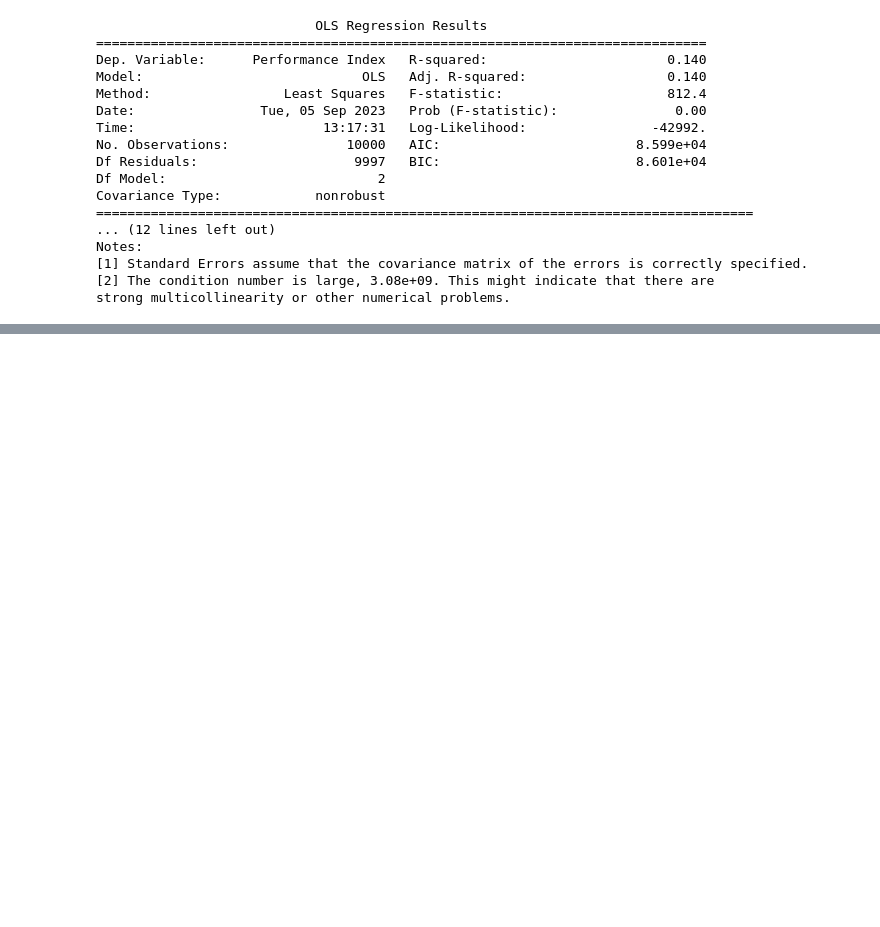
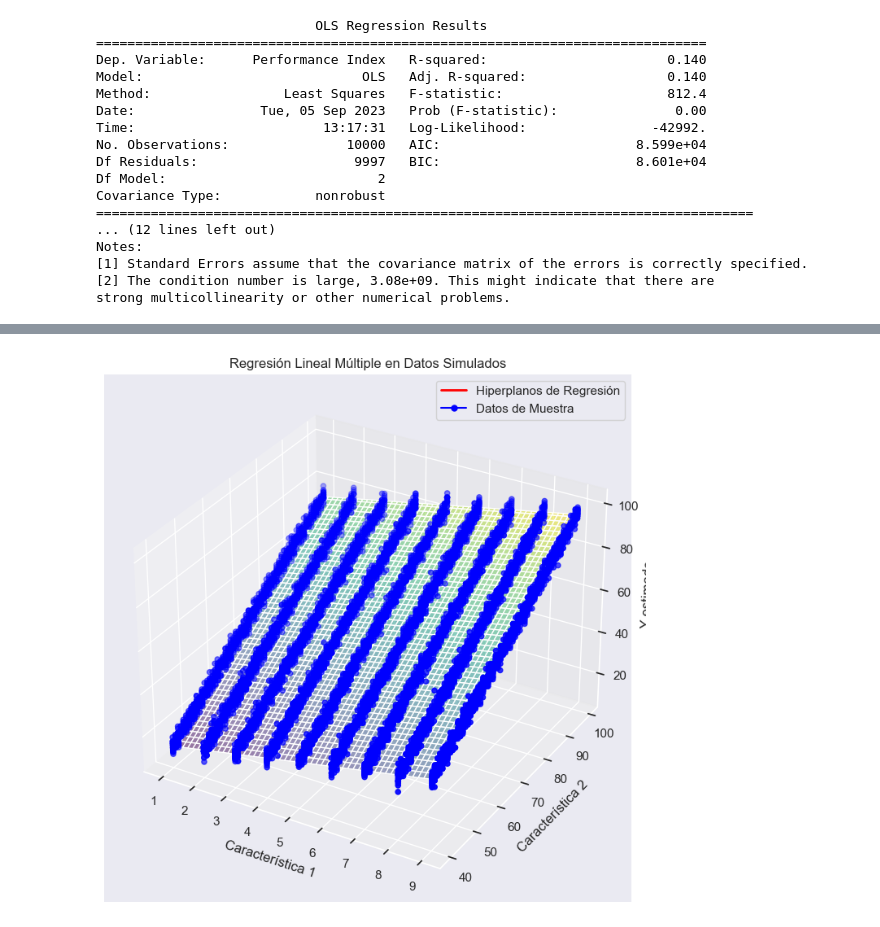
Before and after one commit to td2USA-20232/grupo1, a Jupyter notebook: test.ipynb, the cells around one changed output, grey strips where cells are left out. Saved outputs shown, nothing was run; the diff lists cells and outputs as text; code cells hidden in the pictures; blank space fills up the shorter version.

```diff
--- a/test.ipynb
+++ b/test.ipynb
@@ -1192,0 +1199,83 @@ strong multicollinearity or other numerical problems.
+# %%
+import numpy as np
+import matplotlib.pyplot as plt
+from mpl_toolkits.mplot3d import Axes3D
+import pandas as pd
+from sklearn.linear_model import LinearRegression
+
+# Ajustar un modelo de regresión lineal múltiple a los datos originales
+model = LinearRegression()
+X_multiple = df[['Hours Studied', 'Previous Scores']]  # Características
+y = df['Performance Index']  # Objetivo
+model.fit(X_multiple, y)
+coef_originales = model.coef_
+intercept_original = model.intercept_
+
+# Visualizar los datos originales y los hiperplanos de regresión de cada característica en 3D
+fig = plt.figure(figsize=(12, 8))
+ax = fig.add_subplot(111, projection='3d')
+ax.scatter(df['Hours Studied'], df['Previous Scores'], df['Performance Index'], c='blue', label='Datos de Muestra')
+
+# Calcular los hiperplanos de regresión para cada característica
+x1_grid = np.linspace(df['Hours Studied'].min(), df['Hours Studied'].max(), 100)
+x2_grid = np.linspace(df['Previous Scores'].min(), df['Previous Scores'].max(), 100)
+X1_grid, X2_grid = np.meshgrid(x1_grid, x2_grid)
+
+# Calcular los valores de Z (objetivo estimado) para la superficie de regresión
+Z_grid = intercept_original + coef_originales[0] * X1_grid + coef_originales[1] * X2_grid
+
+# Graficar los hiperplanos de regresión
+ax.plot_surface(X1_grid, X2_grid, Z_grid, cmap='viridis', alpha=0.5)
+ax.set_xlabel('Característica 1')
+ax.set_ylabel('Característica 2')
+ax.set_zlabel('Y estimado')
+ax.set_title('Regresión Lineal Múltiple en Datos Simulados')
+
+# Crear una leyenda manualmente
+ax.legend(handles=[plt.Line2D([0], [0], color='red', lw=2, label='Hiperplanos de Regresión'),
+                   plt.Line2D([0], [0], marker='o', color='blue', label='Datos de Muestra', markersize=5)],
+          loc='best')
+
+plt.show()
+
+# Aplicar Bootstrap para estimar los coeficientes de regresión múltiple
+num_bootstrap_samples = 10000  # Número de muestras Bootstrap
+bootstrap_coefs = []
+bootstrap_intercept = []
+
+for _ in range(num_bootstrap_samples):
+    # Generar una muestra bootstrap
+    bootstrap_data = df.sample(frac=1, replace=True)  # Mezclar y tomar muestras con reemplazo
+    X_bootstrap = bootstrap_data[['Hours Studied', 'Previous Scores']]
+    y_bootstrap = bootstrap_data['Performance Index']
+
+    # Ajustar un modelo de regresión lineal múltiple a la muestra bootstrap
+    model.fit(X_bootstrap, y_bootstrap)
+    bootstrap_coefs.append(model.coef_)
+    bootstrap_intercept.append(model.intercept_)
+
+# Visualizar las distribuciones de los coeficientes de regresión múltiple
+plt.figure(figsize=(15, 5))
+
+for i in range(2):
+    plt.subplot(1, 2, i + 1)
+    bootstrap_coefs_i = [coef[i] for coef in bootstrap_coefs]
+    plt.hist(bootstrap_coefs_i, bins=30, color='blue', alpha=0.7)
+    plt.axvline(x=coef_originales[i], color='red', linestyle='--', label=f'Coef. Original {i + 1}')
+    plt.xlabel(f'Coeficiente {i + 1} de Regresión')
+    plt.ylabel('Frecuencia')
+    plt.title(f'Distribución de Coeficiente {i + 1} de Regresión')
+    plt.legend()
+
+plt.tight_layout()
+plt.show()
+
+# Imprimir los resultados de los coeficientes Bootstrap
+print("Resultados de los coeficientes Bootstrap:")
+for i, coef_name in enumerate(['Coeficiente 1', 'Coeficiente 2']):
+    bootstrap_coefs_i = [coef[i] for coef in bootstrap_coefs]
+    mean_coef_bootstrap = np.mean(bootstrap_coefs_i)
+    std_coef_bootstrap = np.std(bootstrap_coefs_i)
+    print(f"{coef_name}: Media = {mean_coef_bootstrap:.4f}, Desviación Estándar = {std_coef_bootstrap:.4f}")
+# %% [output]
+[figure, added]
```
Also changed, not shown: parts of 5 cells of this notebook.
